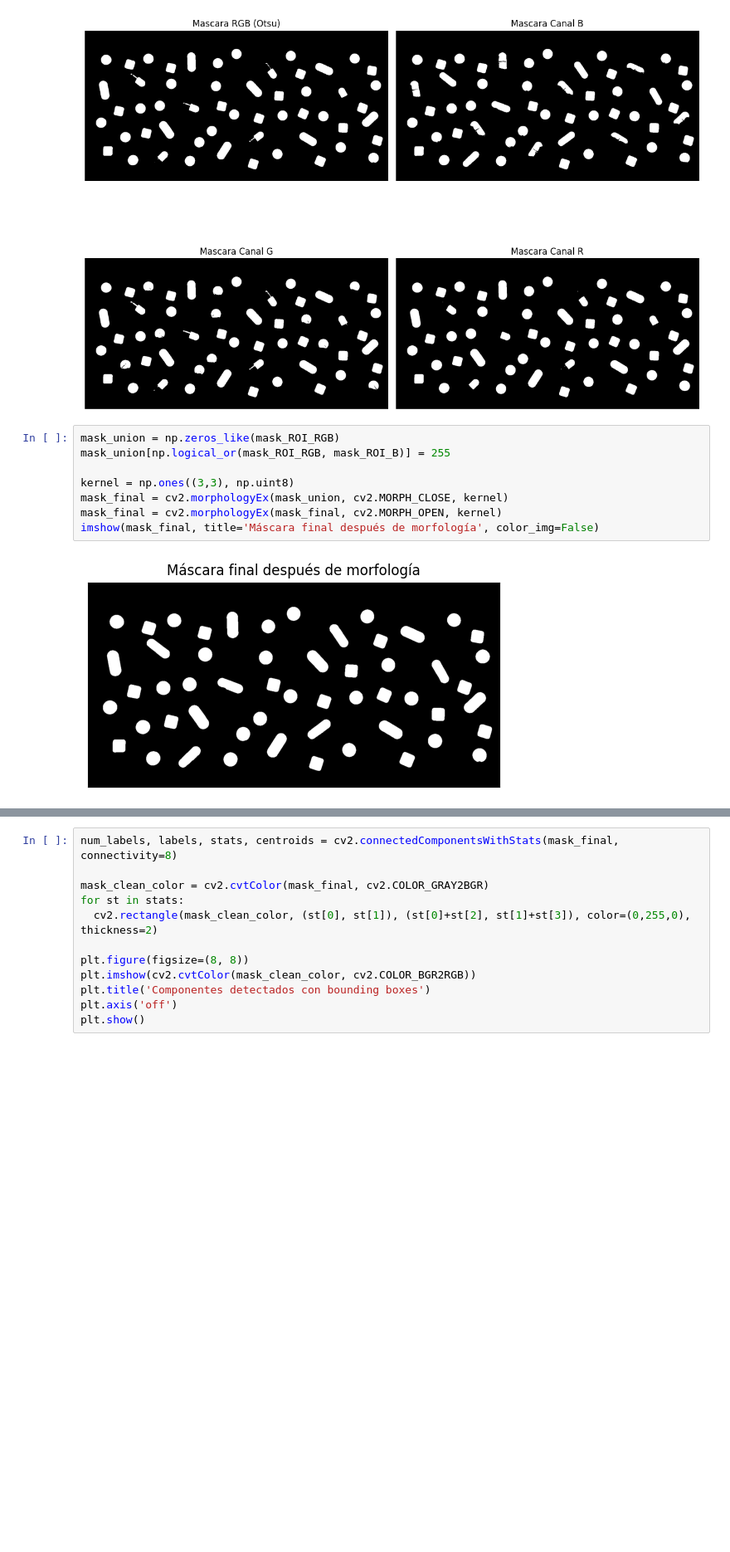
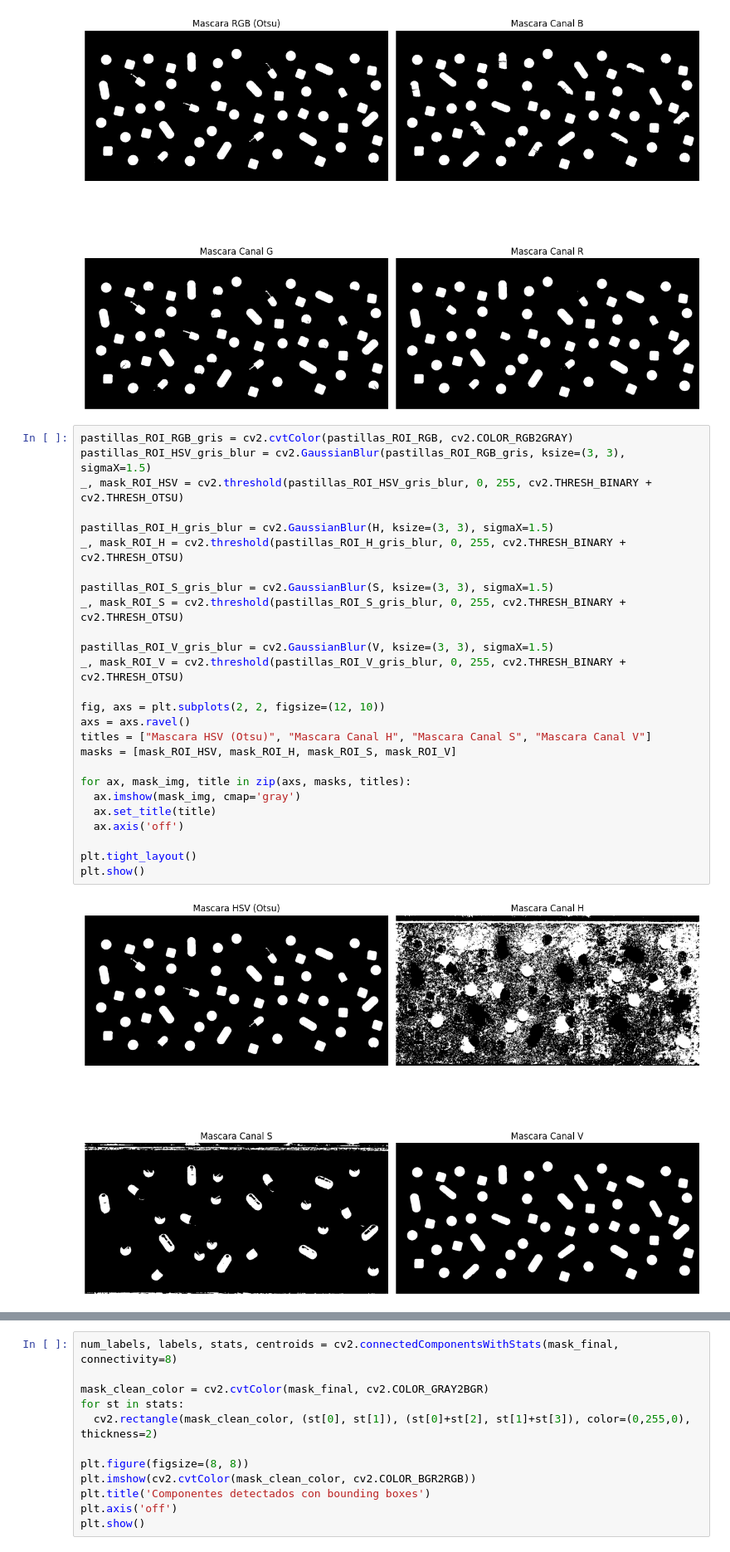
Before and after one commit to RoberLasarte332/PDI_TrabajoPractico_2, a Jupyter notebook: PDI_TrabajoPractico_2.ipynb, the cells around one changed output, grey strips where cells are left out. Shown at 83% size. Drawn from its saved outputs; the diff is of its cells as text; blank space fills up the shorter version.

```diff
--- a/PDI_TrabajoPractico_2.ipynb
+++ b/PDI_TrabajoPractico_2.ipynb
@@ -143,13 +154,31 @@ plt.tight_layout()
 plt.show()
 # %% [output]
 [figure]
-# %%
-mask_union = np.zeros_like(mask_ROI_RGB)
-mask_union[np.logical_or(mask_ROI_RGB, mask_ROI_B)] = 255
-
-kernel = np.ones((3,3), np.uint8)
-mask_final = cv2.morphologyEx(mask_union, cv2.MORPH_CLOSE, kernel)
-mask_final = cv2.morphologyEx(mask_final, cv2.MORPH_OPEN, kernel)
-imshow(mask_final, title='Máscara final después de morfología', color_img=False)
-# %% [output]
-[figure, removed]
+# %%
+pastillas_ROI_RGB_gris = cv2.cvtColor(pastillas_ROI_RGB, cv2.COLOR_RGB2GRAY)
+pastillas_ROI_HSV_gris_blur = cv2.GaussianBlur(pastillas_ROI_RGB_gris, ksize=(3, 3), sigmaX=1.5)
+_, mask_ROI_HSV = cv2.threshold(pastillas_ROI_HSV_gris_blur, 0, 255, cv2.THRESH_BINARY + cv2.THRESH_OTSU)
+
+pastillas_ROI_H_gris_blur = cv2.GaussianBlur(H, ksize=(3, 3), sigmaX=1.5)
+_, mask_ROI_H = cv2.threshold(pastillas_ROI_H_gris_blur, 0, 255, cv2.THRESH_BINARY + cv2.THRESH_OTSU)
+
+pastillas_ROI_S_gris_blur = cv2.GaussianBlur(S, ksize=(3, 3), sigmaX=1.5)
+_, mask_ROI_S = cv2.threshold(pastillas_ROI_S_gris_blur, 0, 255, cv2.THRESH_BINARY + cv2.THRESH_OTSU)
+
+pastillas_ROI_V_gris_blur = cv2.GaussianBlur(V, ksize=(3, 3), sigmaX=1.5)
+_, mask_ROI_V = cv2.threshold(pastillas_ROI_V_gris_blur, 0, 255, cv2.THRESH_BINARY + cv2.THRESH_OTSU)
+
+fig, axs = plt.subplots(2, 2, figsize=(12, 10))
+axs = axs.ravel()
+titles = ["Mascara HSV (Otsu)", "Mascara Canal H", "Mascara Canal S", "Mascara Canal V"]
+masks = [mask_ROI_HSV, mask_ROI_H, mask_ROI_S, mask_ROI_V]
+
+for ax, mask_img, title in zip(axs, masks, titles):
+  ax.imshow(mask_img, cmap='gray')
+  ax.set_title(title)
+  ax.axis('off')
+
+plt.tight_layout()
+plt.show()
+# %% [output]
+[figure, added]
```
Also changed, not shown: parts of 3 cells of this notebook.
